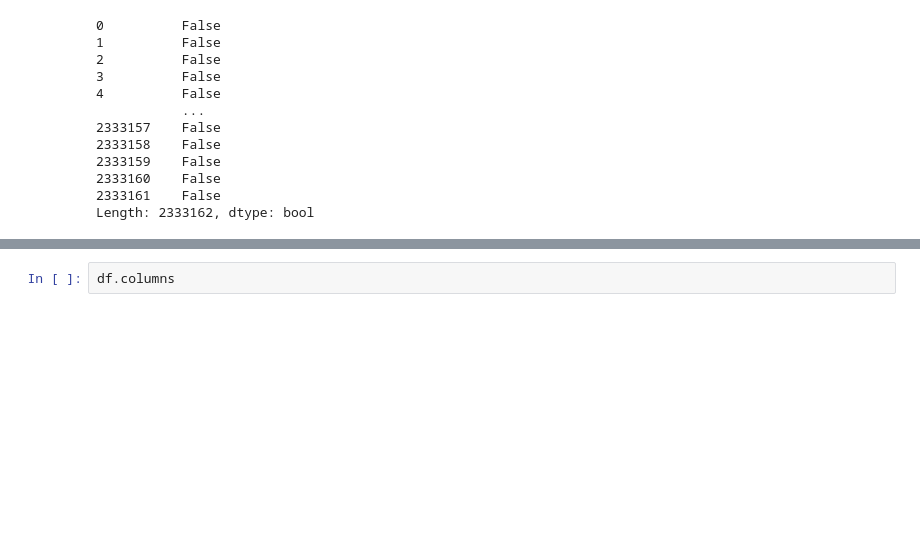
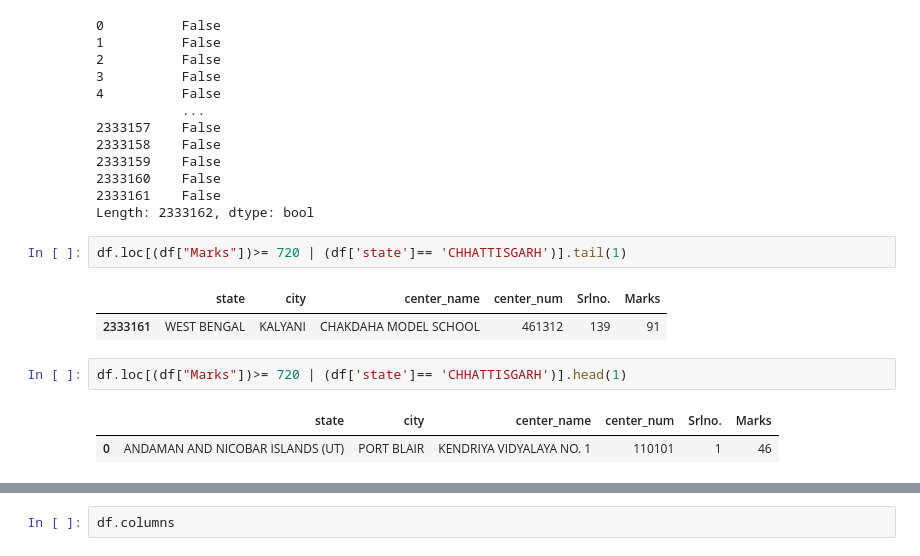
Before and after one commit to paramcgwala-crypto/param_pythonand_ml_turtle_graphic_proper_notation, a Jupyter notebook: basic_Tradition_programing_python/all_neet_marks_2607.ipynb, the cells around one changed output, grey strips where cells are left out. Saved outputs shown, nothing was run; the diff lists cells and outputs as text; blank space fills up the shorter version.

```diff
--- a/basic_Tradition_programing_python/all_neet_marks_2607.ipynb
+++ b/basic_Tradition_programing_python/all_neet_marks_2607.ipynb
@@ -52,3 +52,13 @@ print(d)
 2333160    False
 2333161    False
 Length: 2333162, dtype: bool
+# %%
+df.loc[(df["Marks"])>= 720 | (df['state']== 'CHHATTISGARH')].tail(1)
+# %% [output]
+|  | state | city | center_name | center_num | Srlno. | Marks |
+| 2333161 | WEST BENGAL | KALYANI | CHAKDAHA MODEL SCHOOL | 461312 | 139 | 91 |
+# %%
+df.loc[(df["Marks"])>= 720 | (df['state']== 'CHHATTISGARH')].head(1)
+# %% [output]
+|  | state | city | center_name | center_num | Srlno. | Marks |
+| 0 | ANDAMAN AND NICOBAR ISLANDS (UT) | PORT BLAIR | KENDRIYA VIDYALAYA NO. 1 | 110101 | 1 | 46 |
```
Also changed, not shown: parts of 1 cell of this notebook.
